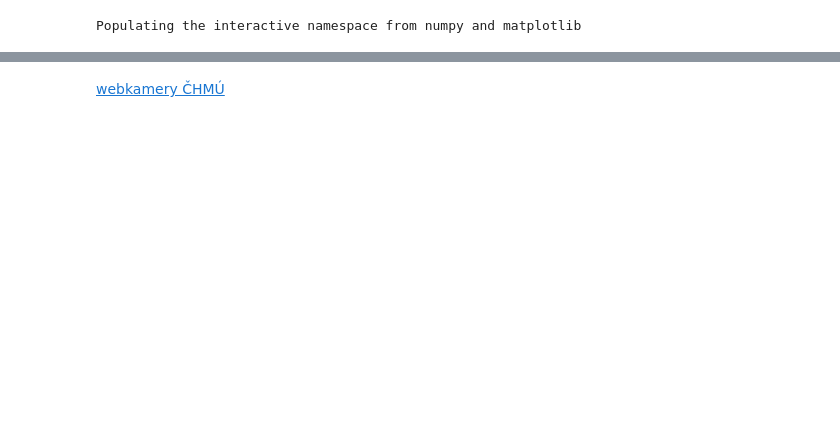
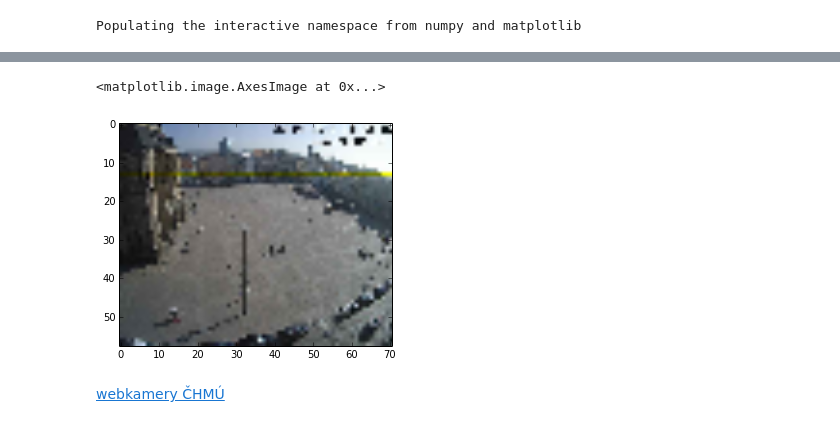
Before and after one commit to mjirik/ZDO, a Jupyter notebook: ZDOcv02.ipynb, the cells around one changed output, grey strips where cells are left out. Cells and saved outputs as stored; diff of their text form; code cells hidden in the pictures; blank space fills up the shorter version.

```diff
--- a/ZDOcv02.ipynb
+++ b/ZDOcv02.ipynb
@@ -43,2 +76,7 @@ plt.imshow(img)
+# %%
+plt.imshow(img[::10, ::10, :])
+# %% [output]
+<matplotlib.image.AxesImage at 0x...>
+[figure, added]
 # %% [markdown]
 [webkamery ČHMÚ](http://www.chmi.cz/files/portal/docs/meteo/kam/)
```
Also changed, not shown: parts of 8 cells of this notebook, 3 other files.
